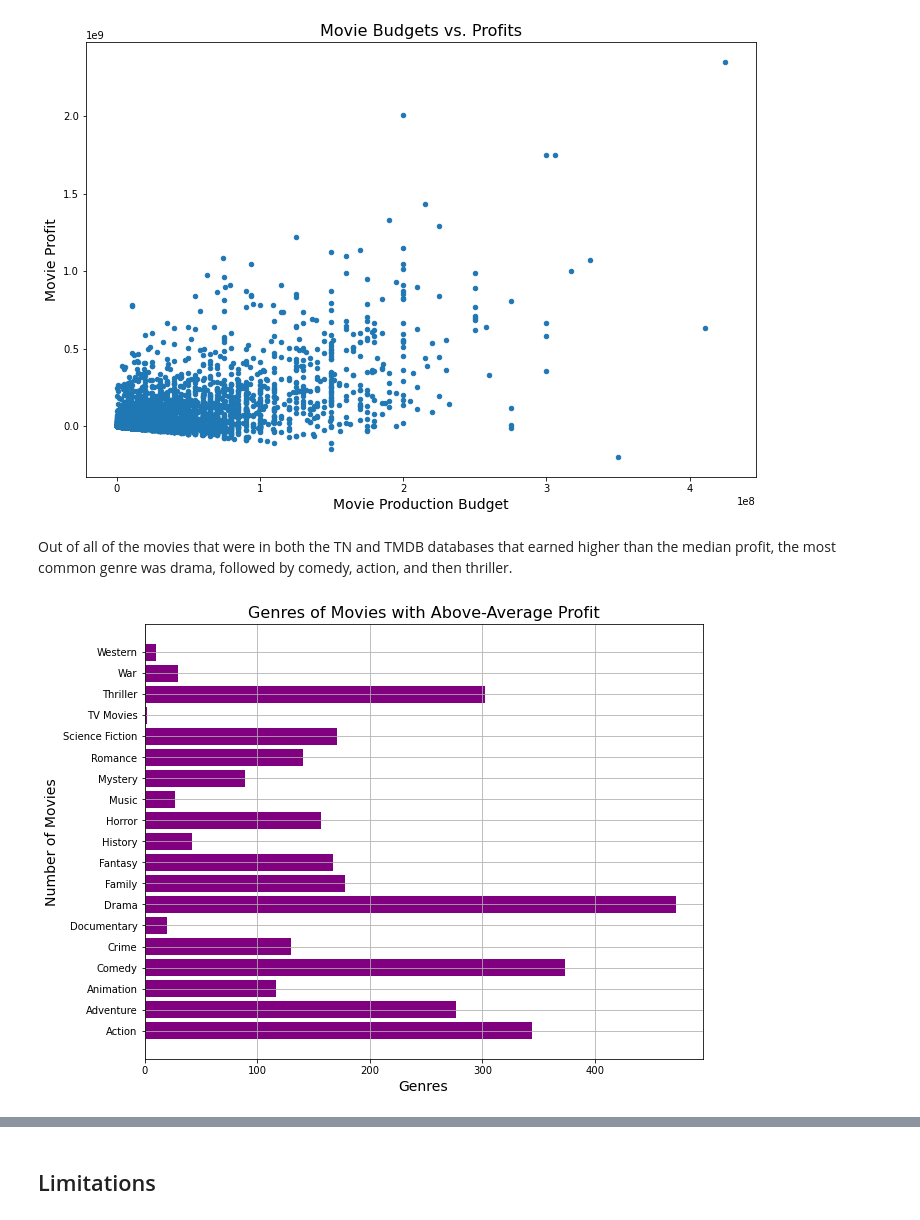
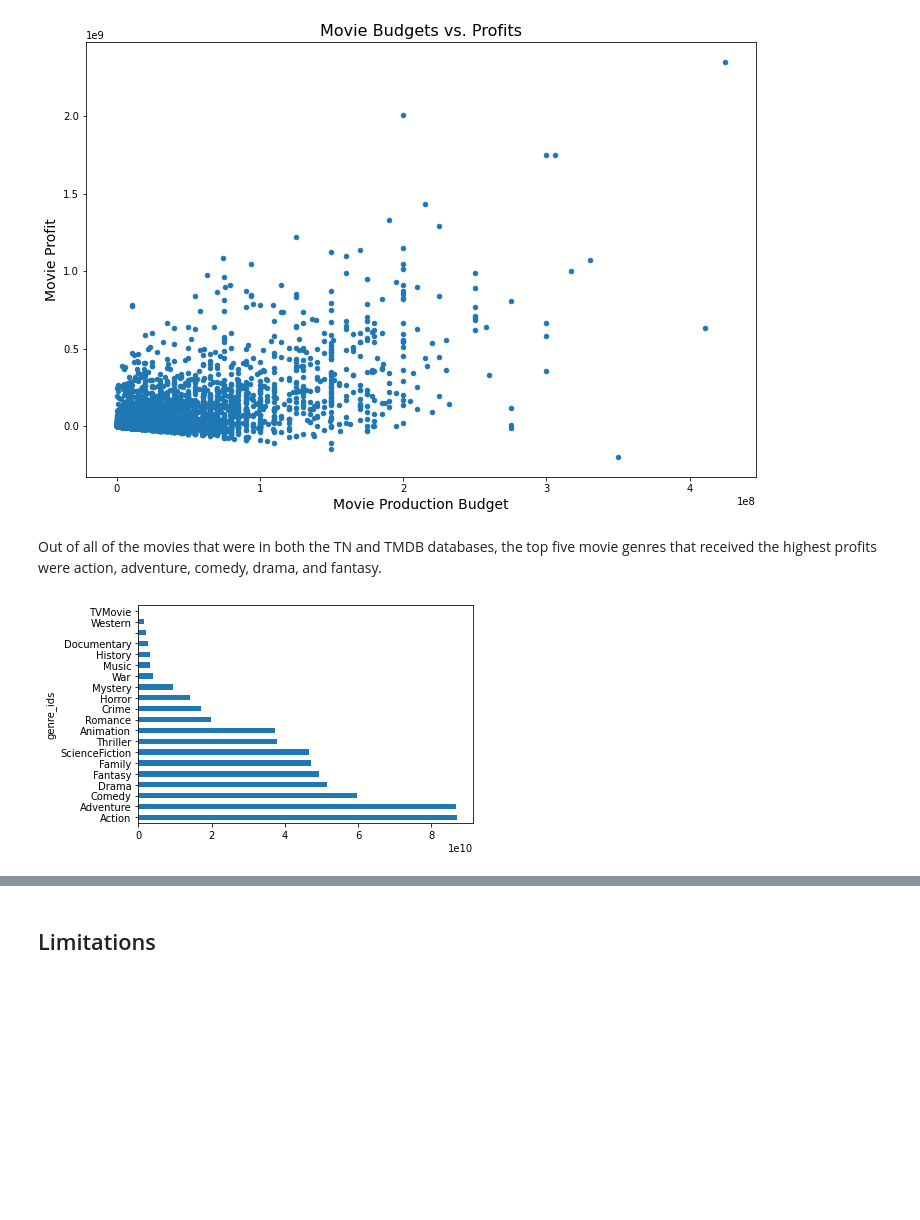
Before and after one commit to nicolemichaud03/Microsoft_Movie_data_project, a Jupyter notebook: Notebook.ipynb, the cells around one changed output, grey strips where cells are left out. Drawn from its saved outputs; the diff is of its cells as text; code cells hidden in the pictures; blank space fills up the shorter version.

```diff
--- a/Notebook.ipynb
+++ b/Notebook.ipynb
@@ -329,0 +255,3 @@ Western Movies: 10
+# %%
+new_df = new_df.explode('genre_ids')
+new_df
@@ -329,0 +274,25 @@ Western Movies: 10
+# %%
+genre_ids = {
+    'Action': '28',
+    'Adventure': '12',
+    'Animation': '16',
+    'Comedy': '35',
+    'Crime': '80',
+    'Documentary': '99',
+    'Drama': '18',
+    'Family': '10751',
+    'Fantasy': '14',
+    'History': '36',
+    'Horror': '27',
+    'Music': '10402',
+    'Mystery': '9648',
+    'Romance': '10749',
+    'ScienceFiction': '878',
+    'TVMovie': '10770',
+    'Thriller': '53',
+    'War': '10752',
+    'Western': '37'
+}
+# %%
+for key, value in genre_ids.items():
+    new_df['genre_ids'] = new_df['genre_ids'].replace(value, key)
@@ -446,20 +435,10 @@ plt.title("Movie Budgets vs. Profits", fontsize=16)
 Text(0.5, 1.0, 'Movie Budgets vs. Profits')
 [figure]
 # %% [markdown]
-Out of all of the movies that were in both the TN and TMDB databases that earned higher than the median profit, the most common genre was drama, followed by comedy, action, and then thriller.
+Out of all of the movies that were in both the TN and TMDB databases, the top five movie genres that received the highest profits were action, adventure, comedy, drama, and fantasy.
-# %%
-import matplotlib.pyplot as plt
-
-x_axis = ['Action', 'Adventure', 'Animation', 'Comedy', 'Crime', 'Documentary', 'Drama', 'Family', 'Fantasy', 'History', 'Horror', 'Music', 'Mystery', 'Romance', 'Science Fiction', 'TV Movies', 'Thriller', 'War', 'Western']
-y_axis = [344, 277, 117, 373, 130, 20, 472, 178, 167, 42, 157, 27, 89, 141, 171, 2, 302, 30, 10]
-
-
-f, ax = plt.subplots(figsize=(10,8))
-plt.barh(x_axis, y_axis, color="purple")
-plt.title('Genres of Movies with Above-Average Profit', fontsize=16)
-plt.xlabel('Genres', fontsize=14)
-plt.ylabel('Number of Movies', fontsize=14)
-plt.grid(True)
-plt.show()
-# %% [output]
-[figure, removed]
+# %%
+sorted_df = new_df.groupby('genre_ids')['profit'].sum().sort_values(ascending=False)
+# %%
+sorted_df.plot(kind='barh');
+# %% [output]
+[figure, added]
```
Also changed, not shown: parts of 29 cells of this notebook, 4 other files.
